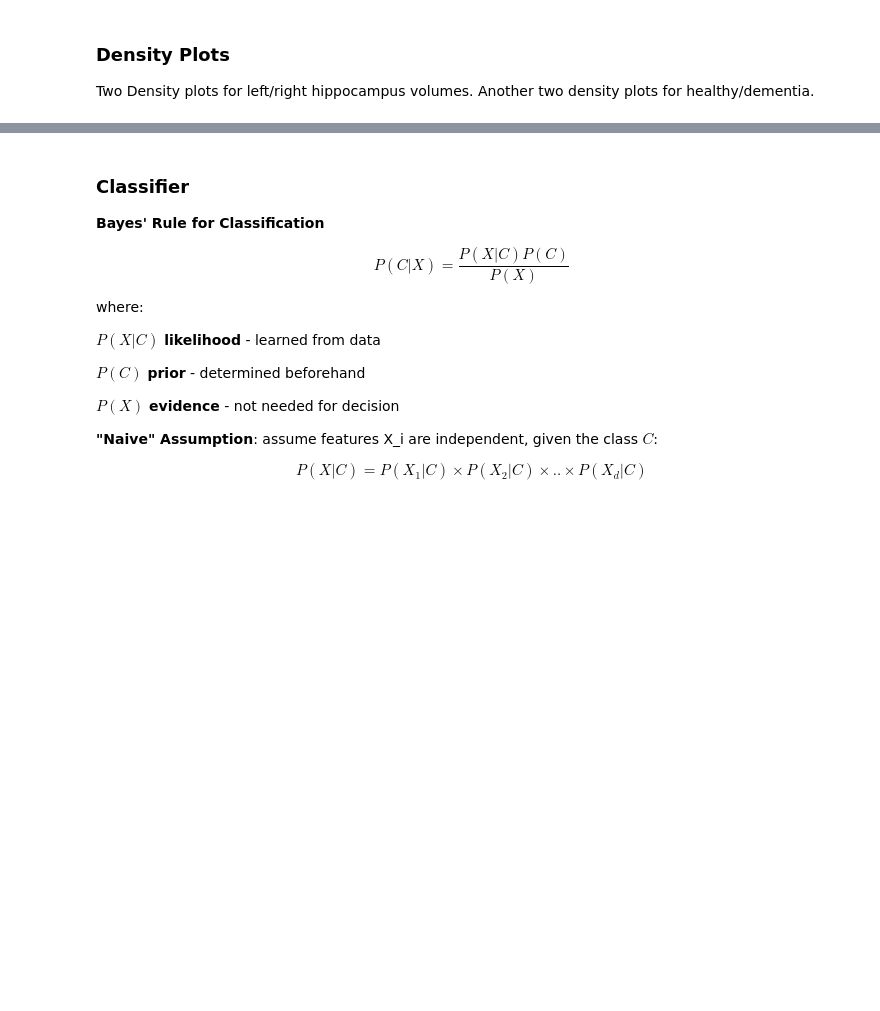
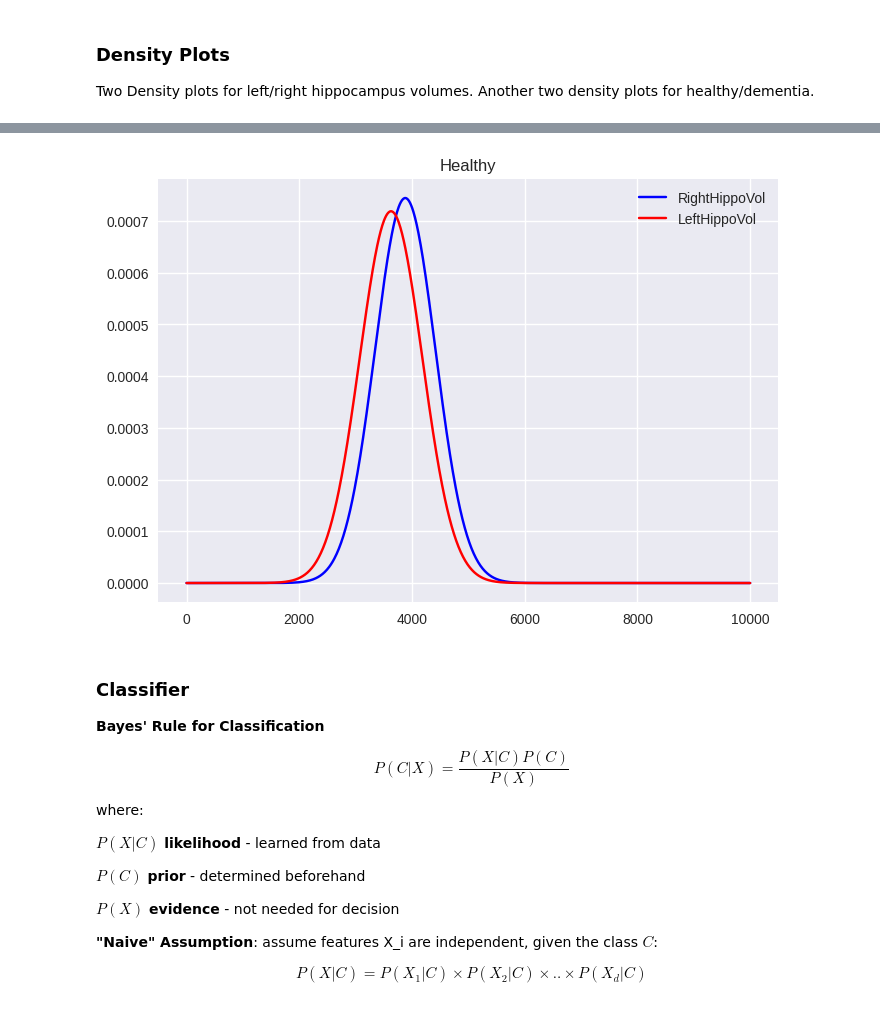
Before and after one commit to Tazering/UVA-CS, a Jupyter notebook: CS-3501_Zhang/tkj9ep_CS3501_PS1.ipynb, the cells around one changed output, grey strips where cells are left out. Cells and saved outputs as stored; diff of their text form; code cells hidden in the pictures; blank space fills up the shorter version.

```diff
--- a/CS-3501_Zhang/tkj9ep_CS3501_PS1.ipynb
+++ b/CS-3501_Zhang/tkj9ep_CS3501_PS1.ipynb
@@ -238,3 +268,9 @@ plt.show()
+# %%
+create_stacked_gaussian_plots(healthy_set["RightHippoVol"].mean(), healthy_set["RightHippoVol"].var(),
+                              healthy_set["LeftHippoVol"].mean(), healthy_set["LeftHippoVol"].var(),
+                               ["Healthy", "RightHippoVol", "LeftHippoVol"])
+# %% [output]
+[figure, added]
 # %% [markdown]
 ### **Classifier**
 
```
Also changed, not shown: parts of 15 cells of this notebook.
